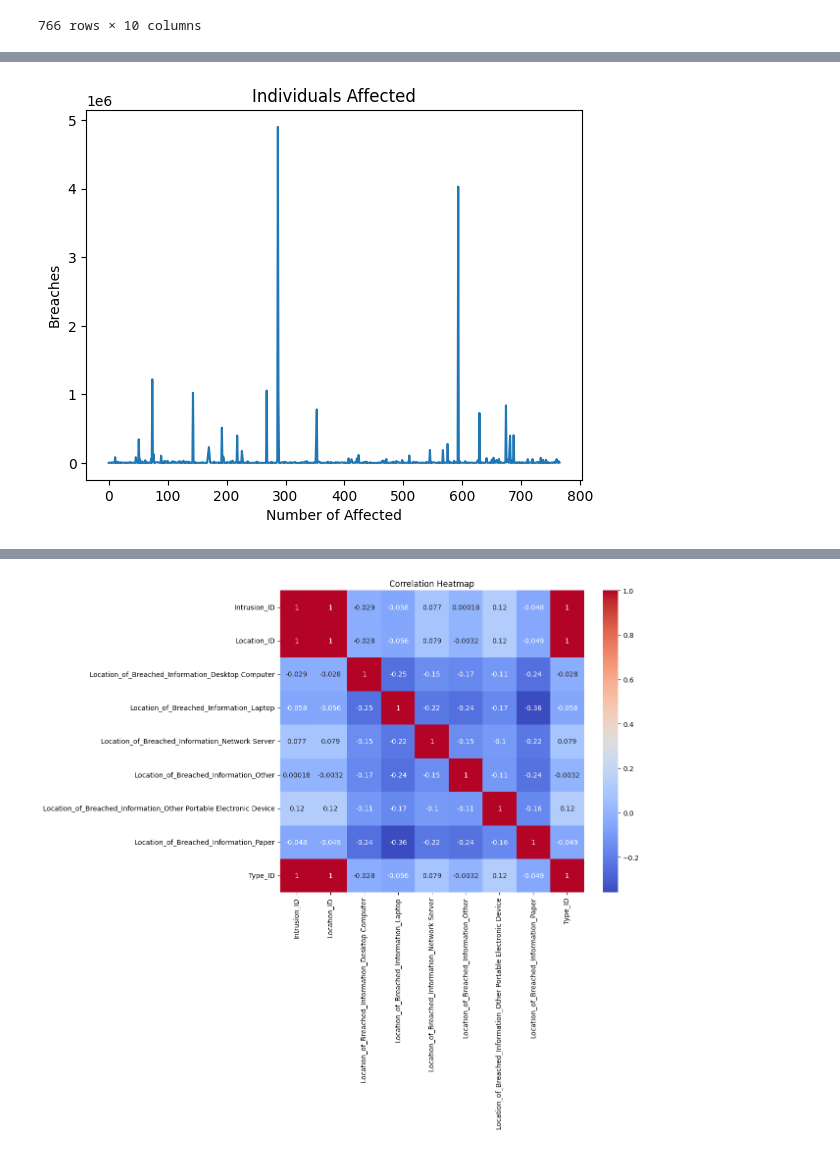
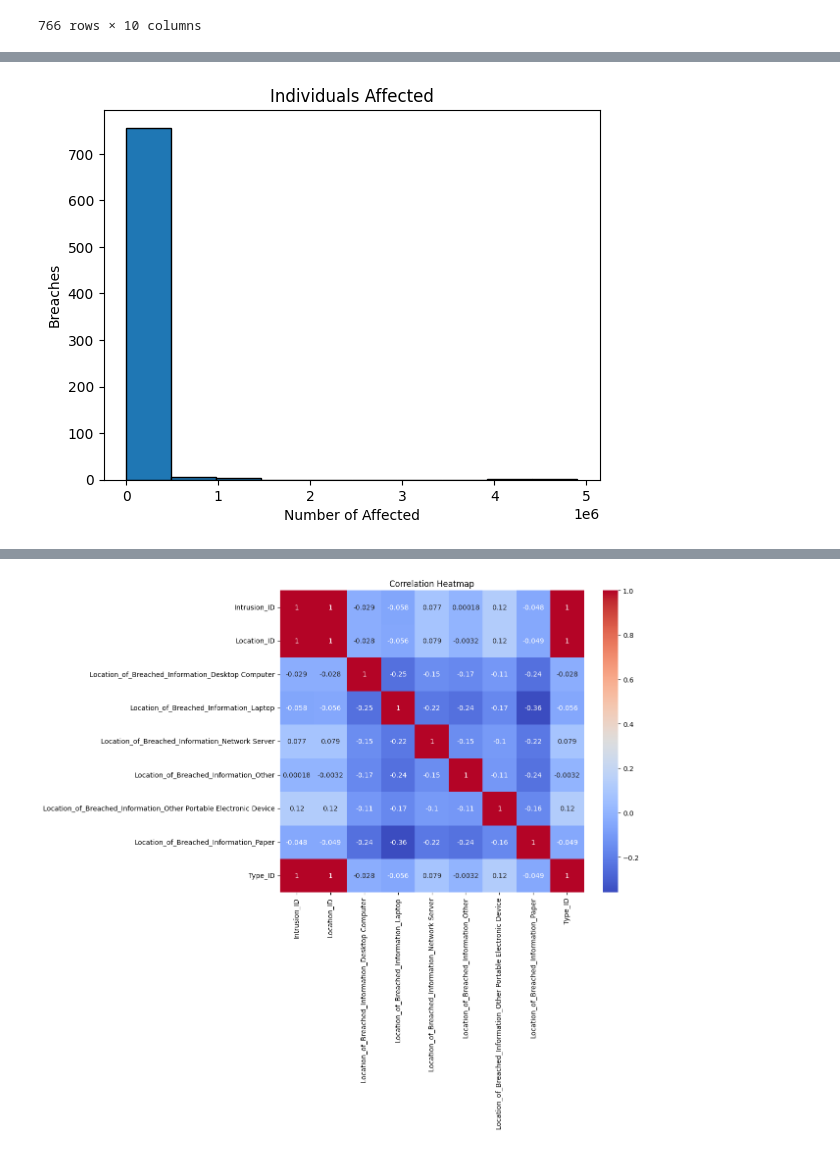
Before and after one commit to JacquelineGomez06/Cyber_Capstone, a Jupyter notebook: eda.ipynb, the cells around one changed output, grey strips where cells are left out. Drawn from its saved outputs; the diff is of its cells as text; code cells hidden in the pictures.

```diff
--- a/eda.ipynb
+++ b/eda.ipynb
@@ -13,7 +13,8 @@ import matplotlib.pyplot as plt
 import numpy as np
 import seaborn as sns
 
-main_df = pd.read_csv('Data/main_df.csv')
+df_encoded = pd.read_csv('Data/df_encoded.csv')
+main_df = pd.read_csv('Data/main_df.csv', parse_dates = ['year'])
 Location_df = pd.read_csv('Data/Location_df.csv')
 Type_df = pd.read_csv('Data/Type_df.csv')
 
@@ -34,0 +45,6 @@ main_df
+# %%
+#
+
+main_df['year_1'] = main_df['year'].dt.year
+
+main_df['year_1']
@@ -108,15 +387,15 @@ plt.show()
 # %%
-plt.plot(main_df['Individuals_Affected'])
+plt.hist(main_df['Individuals_Affected'], edgecolor = 'black')
 
 plt.xlabel('Number of Affected')
 
 plt.ylabel('Breaches')
 
 plt.title('Individuals Affected')
 
 plt.show()
 # %% [output]
-[figure, old version]
+[figure, new version]
 # %%
 Location_df
 # %% [output]
```
Also changed, not shown: parts of 20 cells of this notebook, 7 other files.
